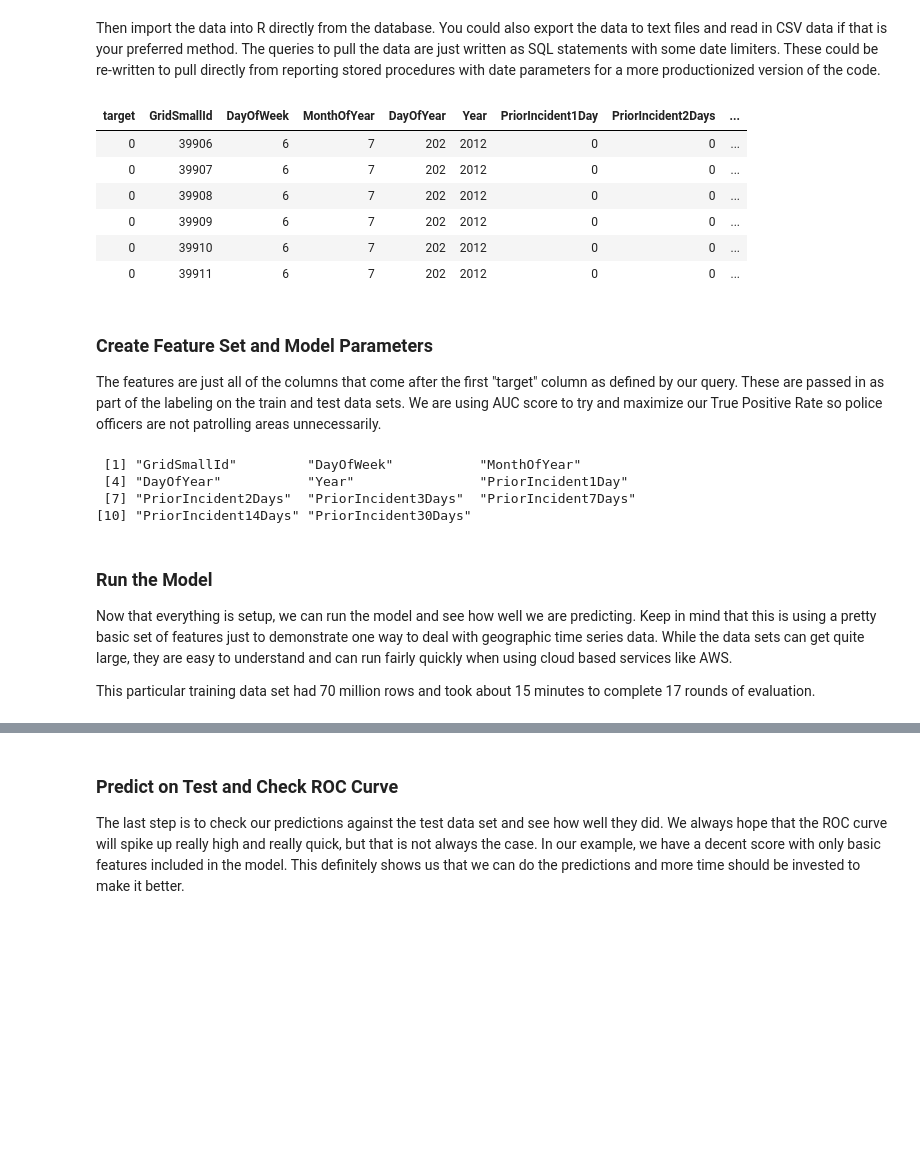
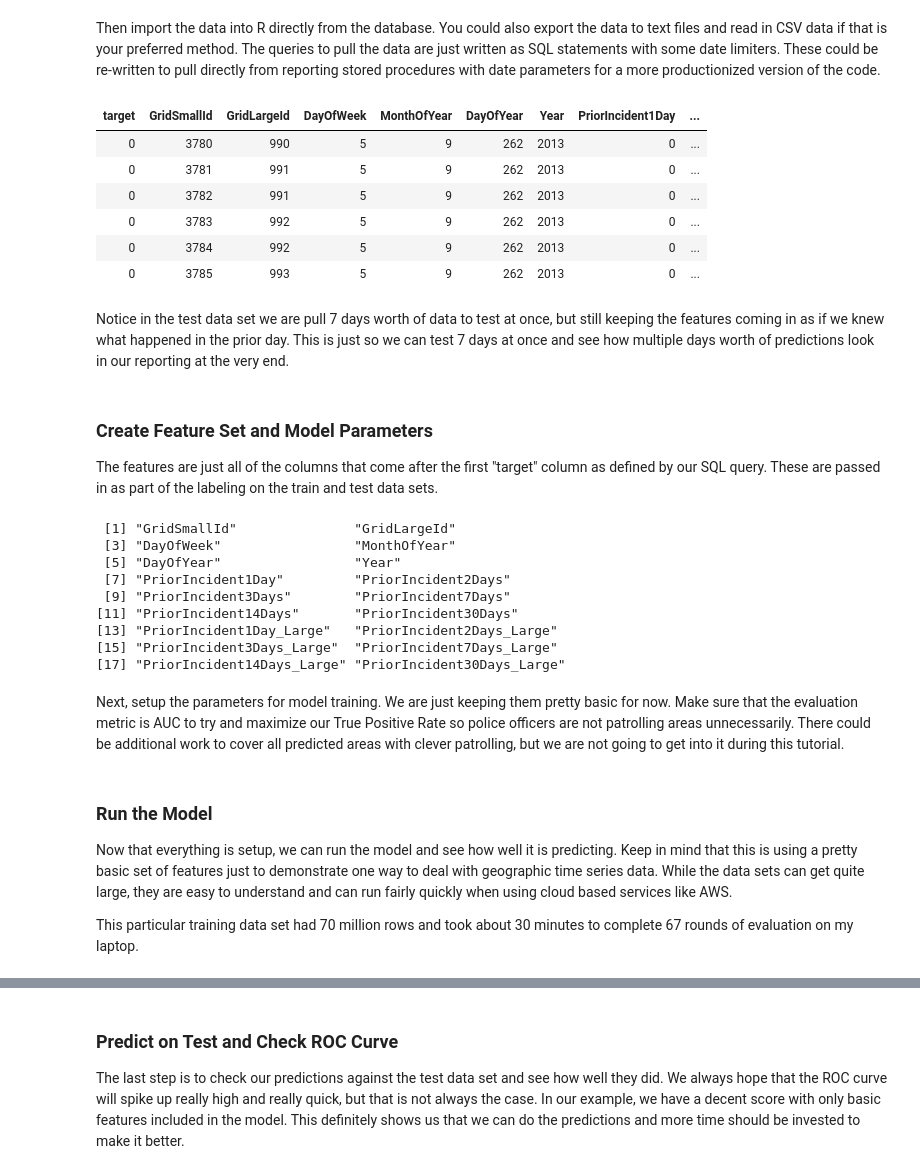
Before and after one commit to jasonwi1202/Crime-Prediction, a Jupyter notebook: Crime Prediction.ipynb, the cells around one changed output, grey strips where cells are left out. Drawn from its saved outputs; the diff is of its cells as text; code cells hidden in the pictures; blank space fills up the shorter version.

```diff
--- a/Crime Prediction.ipynb
+++ b/Crime Prediction.ipynb
@@ -136,29 +147,31 @@ Then import the data into R directly from the database. You could also export th
 # %%
 # Set seed
 set.seed(1001)
 
 # Read in data
 dbhandle <- odbcDriverConnect('driver={SQL Server};server=DESKTOP-VLN71V7\\SQLEXPRESS;database=crime;trusted_connection=true')
 
-train <- sqlQuery(dbhandle, 'select IncidentOccurred as target, GridSmallId, DayOfWeek, MonthOfYear, DayOfYear, Year, PriorIncident1Day, PriorIncident2Days, PriorIncident3Days, PriorIncident7Days, PriorIncident14Days, PriorIncident30Days from crimegrid where crimedate <= \'2/20/2017\' and crimedate >= \'6/1/2012\'')
-test <- sqlQuery(dbhandle, 'select IncidentOccurred as target, GridSmallId, DayOfWeek, MonthOfYear, DayOfYear, Year, PriorIncident1Day, PriorIncident2Days, PriorIncident3Days, PriorIncident7Days, PriorIncident14Days, PriorIncident30Days from crimegrid where crimedate > \'2/21/2017\'')
+train <- sqlQuery(dbhandle, 'select IncidentOccurred as target, GridSmallId, GridLargeId, DayOfWeek, MonthOfYear, DayOfYear, Year, PriorIncident1Day, PriorIncident2Days, PriorIncident3Days, PriorIncident7Days, PriorIncident14Days, PriorIncident30Days, PriorIncident1Day_Large, PriorIncident2Days_Large, PriorIncident3Days_Large, PriorIncident7Days_Large, PriorIncident14Days_Large, PriorIncident30Days_Large from crimegrid where crimedate <= \'2/20/2017\' and crimedate >= \'6/1/2012\'')
+test <- sqlQuery(dbhandle, 'select IncidentOccurred as target, GridSmallId, GridLargeId, DayOfWeek, MonthOfYear, DayOfYear, Year, PriorIncident1Day, PriorIncident2Days, PriorIncident3Days, PriorIncident7Days, PriorIncident14Days, PriorIncident30Days, PriorIncident1Day_Large, PriorIncident2Days_Large, PriorIncident3Days_Large, PriorIncident7Days_Large, PriorIncident14Days_Large, PriorIncident30Days_Large from crimegrid where crimedate >= \'2/21/2017\' and crimedate <= \'2/27/2017\'')
 
 # Convert integers to numeric for DMatrix
 train[] <- lapply(train, as.numeric)
 test[] <- lapply(test, as.numeric)
 
 head(train)
 # %% [output]
-| target | GridSmallId | DayOfWeek | MonthOfYear | DayOfYear | Year | PriorIncident1Day | PriorIncident2Days | ... |
-| 0 | 39906 | 6 | 7 | 202 | 2012 | 0 | 0 | ... |
-| 0 | 39907 | 6 | 7 | 202 | 2012 | 0 | 0 | ... |
-| 0 | 39908 | 6 | 7 | 202 | 2012 | 0 | 0 | ... |
-| 0 | 39909 | 6 | 7 | 202 | 2012 | 0 | 0 | ... |
-| 0 | 39910 | 6 | 7 | 202 | 2012 | 0 | 0 | ... |
-| 0 | 39911 | 6 | 7 | 202 | 2012 | 0 | 0 | ... |
+| target | GridSmallId | GridLargeId | DayOfWeek | MonthOfYear | DayOfYear | Year | PriorIncident1Day | ... |
+| 0 | 3780 | 990 | 5 | 9 | 262 | 2013 | 0 | ... |
+| 0 | 3781 | 991 | 5 | 9 | 262 | 2013 | 0 | ... |
+| 0 | 3782 | 991 | 5 | 9 | 262 | 2013 | 0 | ... |
+| 0 | 3783 | 992 | 5 | 9 | 262 | 2013 | 0 | ... |
+| 0 | 3784 | 992 | 5 | 9 | 262 | 2013 | 0 | ... |
+| 0 | 3785 | 993 | 5 | 9 | 262 | 2013 | 0 | ... |
+# %% [markdown]
+Notice in the test data set we are pull 7 days worth of data to test at once, but still keeping the features coming in as if we knew what happened in the prior day. This is just so we can test 7 days at once and see how multiple days worth of predictions look in our reporting at the very end.
 # %% [markdown]
 ### Create Feature Set and Model Parameters
-The features are just all of the columns that come after the first "target" column as defined by our query. These are passed in as part of the labeling on the train and test data sets. We are using AUC score to try and maximize our True Positive Rate so police officers are not patrolling areas unnecessarily.
+The features are just all of the columns that come after the first "target" column as defined by our SQL query. These are passed in as part of the labeling on the train and test data sets.
 # %%
 # Get feature names (all but first column which is the target)
 feature.names <- names(train)[2:ncol(train)]
@@ -168,20 +181,15 @@ print(feature.names)
 # Make train and test matrices
 dtrain <- xgb.DMatrix(data.matrix(train[,feature.names]), label=train$target)
 dtest <- xgb.DMatrix(data.matrix(test[,feature.names]), label=test$target)
-
-# Training parameters
-watchlist <- list(eval = dtest, train = dtrain)
-
-param <- list(  objective           = "binary:logistic",
-                booster             = "gbtree",
-                eta                 = 0.001,
-                max_depth           = 6,
-                subsample           = 0.6,
-                colsample_bytree    = 0.6,
-                eval_metric         = "auc"
-)
 # %% [output]
- [1] "GridSmallId"         "DayOfWeek"           "MonthOfYear"
- [4] "DayOfYear"           "Year"                "PriorIncident1Day"
- [7] "PriorIncident2Days"  "PriorIncident3Days"  "PriorIncident7Days"
-[10] "PriorIncident14Days" "PriorIncident30Days"
+ [1] "GridSmallId"               "GridLargeId"
+ [3] "DayOfWeek"                 "MonthOfYear"
+ [5] "DayOfYear"                 "Year"
+ [7] "PriorIncident1Day"         "PriorIncident2Days"
+ [9] "PriorIncident3Days"        "PriorIncident7Days"
+[11] "PriorIncident14Days"       "PriorIncident30Days"
+[13] "PriorIncident1Day_Large"   "PriorIncident2Days_Large"
+[15] "PriorIncident3Days_Large"  "PriorIncident7Days_Large"
+[17] "PriorIncident14Days_Large" "PriorIncident30Days_Large"
+# %% [markdown]
+Next, setup the parameters for model training. We are just keeping them pretty basic for now. Make sure that the evaluation metric is AUC to try and maximize our True Positive Rate so police officers are not patrolling areas unnecessarily. There could be additional work to cover all predicted areas with clever patrolling, but we are not going to get into it during this tutorial.
@@ -188,8 +206,8 @@ param <- list(  objective           = "binary:logistic",
 # %% [markdown]
 ### Run the Model
-Now that everything is setup, we can run the model and see how well we are predicting. Keep in mind that this is using a pretty basic set of features just to demonstrate one way to deal with geographic time series data. While the data sets can get quite large, they are easy to understand and can run fairly quickly when using cloud based services like AWS.
+Now that everything is setup, we can run the model and see how well it is predicting. Keep in mind that this is using a pretty basic set of features just to demonstrate one way to deal with geographic time series data. While the data sets can get quite large, they are easy to understand and can run fairly quickly when using cloud based services like AWS.
 
-This particular training data set had 70 million rows and took about 15 minutes to complete 17 rounds of evaluation.
+This particular training data set had 70 million rows and took about 30 minutes to complete 67 rounds of evaluation on my laptop.
 # %%
 # Run model
 clf <- xgb.train(   params                  = param,
```
Also changed, not shown: parts of 18 cells of this notebook.
